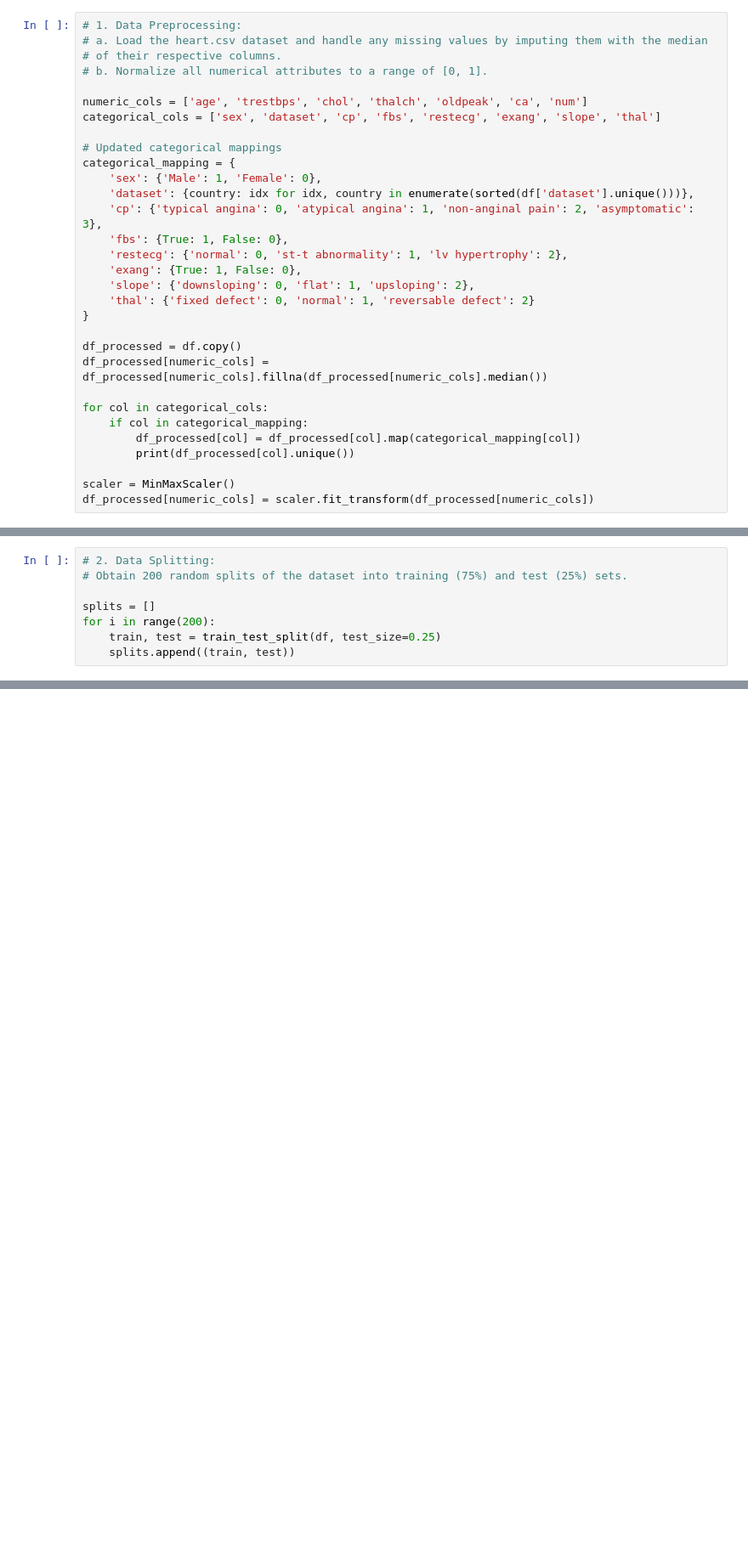
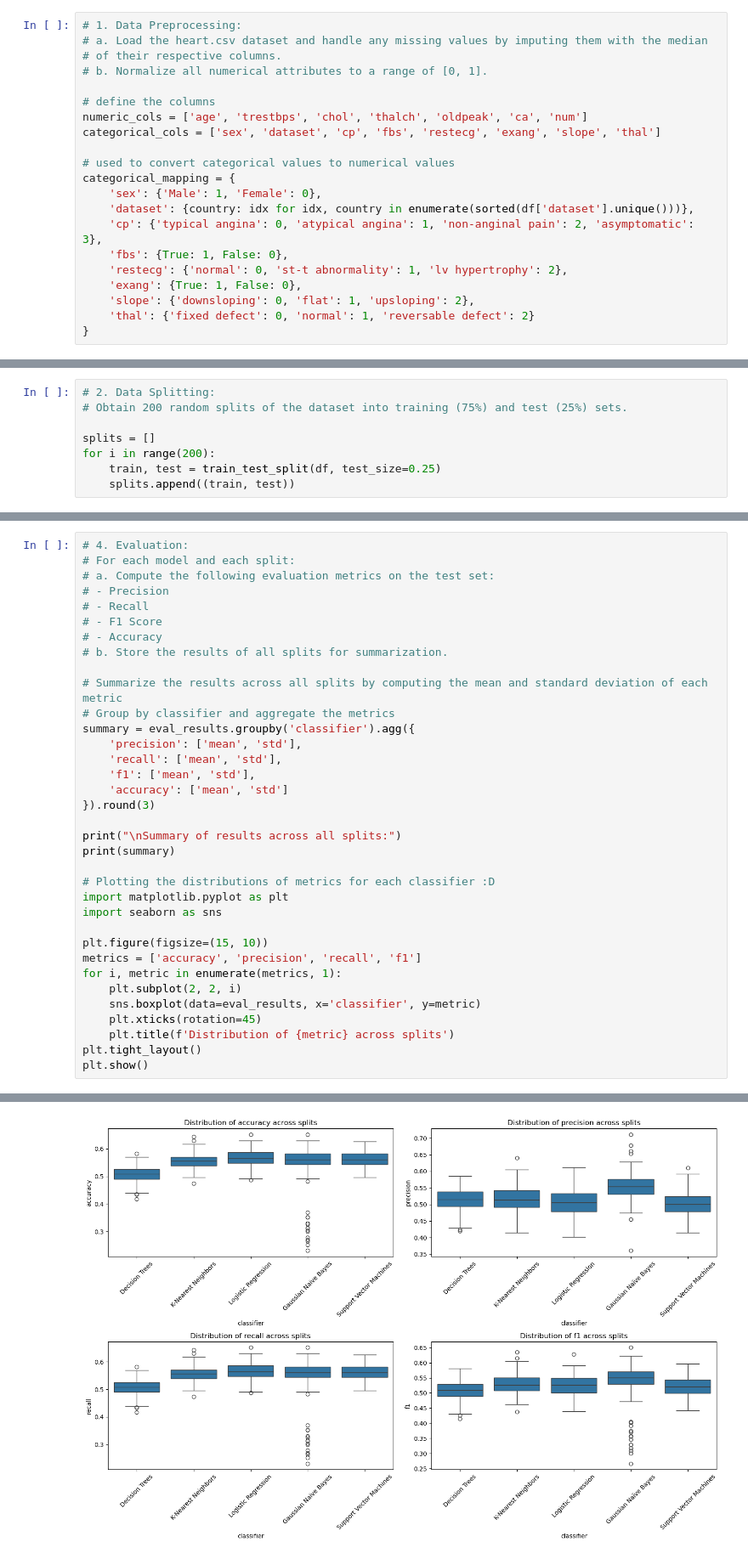
Before and after one commit to asubaruwrxsti/data_mining, a Jupyter notebook: P4.ipynb, the cells around one changed output, grey strips where cells are left out. Shown at 85% size. Cells and saved outputs as stored; diff of their text form; blank space fills up the shorter version.

```diff
--- a/P4.ipynb
+++ b/P4.ipynb
@@ -26,10 +27,11 @@ df = pd.read_csv('data/heart_disease_uci.csv', delimiter=',')
 # of their respective columns.
 # b. Normalize all numerical attributes to a range of [0, 1].
 
+# define the columns
 numeric_cols = ['age', 'trestbps', 'chol', 'thalch', 'oldpeak', 'ca', 'num']
 categorical_cols = ['sex', 'dataset', 'cp', 'fbs', 'restecg', 'exang', 'slope', 'thal']
 
-# Updated categorical mappings
+# used to convert categorical values to numerical values
 categorical_mapping = {
     'sex': {'Male': 1, 'Female': 0},
     'dataset': {country: idx for idx, country in enumerate(sorted(df['dataset'].unique()))},
@@ -40,14 +42,3 @@ categorical_mapping = {
     'slope': {'downsloping': 0, 'flat': 1, 'upsloping': 2},
     'thal': {'fixed defect': 0, 'normal': 1, 'reversable defect': 2}
 }
-
-df_processed = df.copy()
-df_processed[numeric_cols] = df_processed[numeric_cols].fillna(df_processed[numeric_cols].median())
-
-for col in categorical_cols:
-    if col in categorical_mapping:
-        df_processed[col] = df_processed[col].map(categorical_mapping[col])
-        print(df_processed[col].unique())
-
-scaler = MinMaxScaler()
-df_processed[numeric_cols] = scaler.fit_transform(df_processed[numeric_cols])
@@ -120,0 +141,36 @@ eval_results = pd.DataFrame(eval_results, columns=['split', 'classifier', 'preci
+# %%
+# 4. Evaluation:
+# For each model and each split:
+# a. Compute the following evaluation metrics on the test set:
+# - Precision
+# - Recall
+# - F1 Score
+# - Accuracy
+# b. Store the results of all splits for summarization.
+
+# Summarize the results across all splits by computing the mean and standard deviation of each metric
+# Group by classifier and aggregate the metrics
+summary = eval_results.groupby('classifier').agg({
+    'precision': ['mean', 'std'],
+    'recall': ['mean', 'std'],
+    'f1': ['mean', 'std'],
+    'accuracy': ['mean', 'std']
+}).round(3)
+
+print("\nSummary of results across all splits:")
+print(summary)
+
+# Plotting the distributions of metrics for each classifier :D
+import matplotlib.pyplot as plt
+import seaborn as sns
+
+plt.figure(figsize=(15, 10))
+metrics = ['accuracy', 'precision', 'recall', 'f1']
+for i, metric in enumerate(metrics, 1):
+    plt.subplot(2, 2, i)
+    sns.boxplot(data=eval_results, x='classifier', y=metric)
+    plt.xticks(rotation=45)
+    plt.title(f'Distribution of {metric} across splits')
+plt.tight_layout()
+plt.show()
+# %% [output]
@@ -121,3 +195,4 @@ eval_results = pd.DataFrame(eval_results, columns=['split', 'classifier', 'preci
+[figure, added]
 # %%
 # 5. Result Summarization:
 # Create a summary table showing the average values of precision, recall, F1 score, and accuracy for
```
Also changed, not shown: parts of 7 cells of this notebook, 4 other files.
